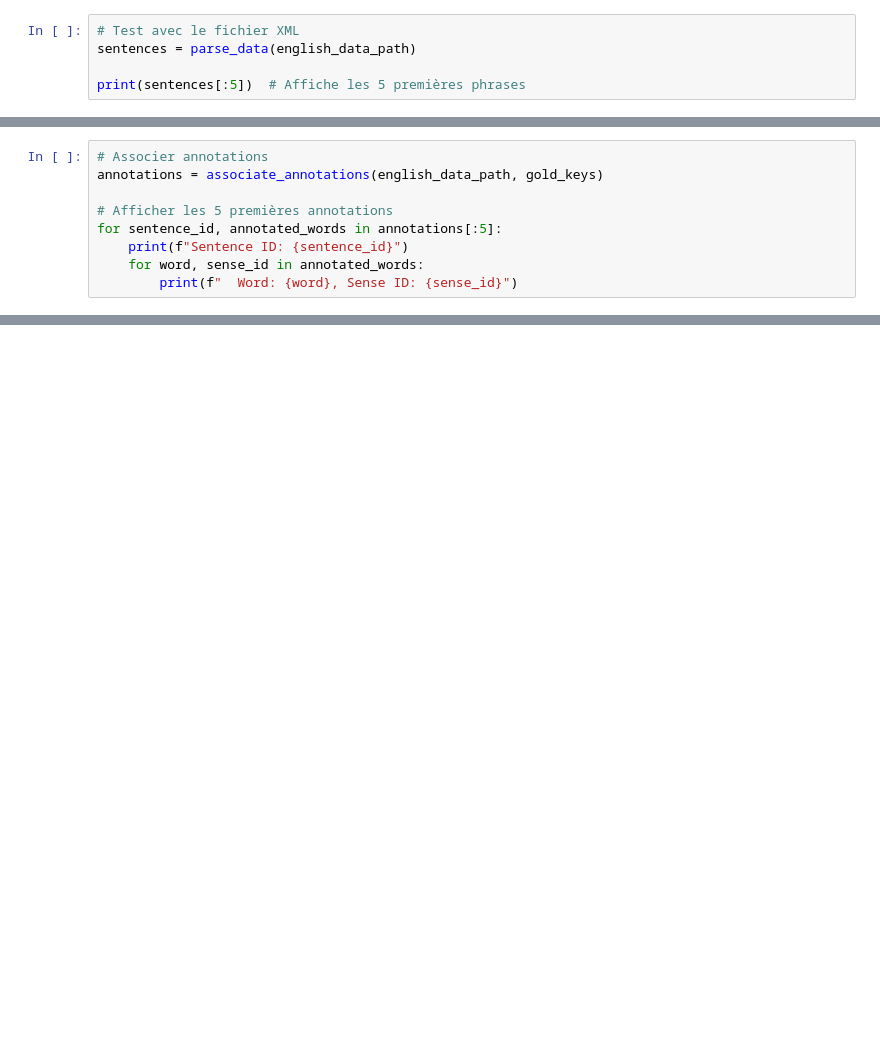
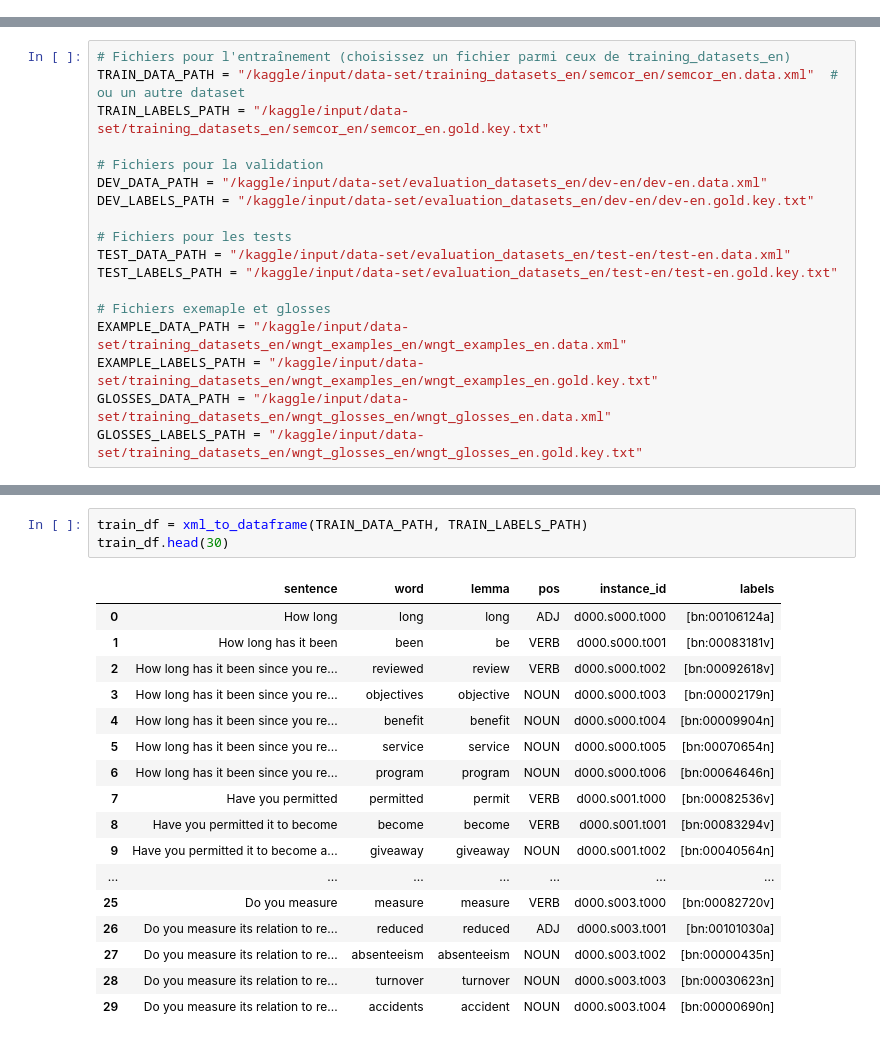
Before and after one commit to SoroFereLaha/Word-Sense-Disambiguation, a Jupyter notebook: code/WSD.ipynb, the cells around one changed output, grey strips where cells are left out. Cells and saved outputs as stored; diff of their text form; blank space fills up the shorter version.

```diff
--- a/code/WSD.ipynb
+++ b/code/WSD.ipynb
@@ -29,5 +0,0 @@ def parse_data(file_path):
-# %%
-# Test avec le fichier XML
-sentences = parse_data(english_data_path)
-
-print(sentences[:5])  # Affiche les 5 premières phrases
@@ -84,9 +0,0 @@ def associate_annotations(file_path, gold_keys):
-# %%
-# Associer annotations
-annotations = associate_annotations(english_data_path, gold_keys)
-
-# Afficher les 5 premières annotations
-for sentence_id, annotated_words in annotations[:5]:
-    print(f"Sentence ID: {sentence_id}")
-    for word, sense_id in annotated_words:
-        print(f"  Word: {word}, Sense ID: {sense_id}")
@@ -325,0 +5,18 @@ print(inputs[:20])  # Aperçu des deux premières phrases
+# %%
+# Fichiers pour l'entraînement (choisissez un fichier parmi ceux de training_datasets_en)
+TRAIN_DATA_PATH = "/kaggle/input/data-set/training_datasets_en/semcor_en/semcor_en.data.xml"  # ou un autre dataset
+TRAIN_LABELS_PATH = "/kaggle/input/data-set/training_datasets_en/semcor_en/semcor_en.gold.key.txt"
+
+# Fichiers pour la validation
+DEV_DATA_PATH = "/kaggle/input/data-set/evaluation_datasets_en/dev-en/dev-en.data.xml"
+DEV_LABELS_PATH = "/kaggle/input/data-set/evaluation_datasets_en/dev-en/dev-en.gold.key.txt"
+
+# Fichiers pour les tests
+TEST_DATA_PATH = "/kaggle/input/data-set/evaluation_datasets_en/test-en/test-en.data.xml"
+TEST_LABELS_PATH = "/kaggle/input/data-set/evaluation_datasets_en/test-en/test-en.gold.key.txt"
+
+# Fichiers exemaple et glosses
+EXAMPLE_DATA_PATH = "/kaggle/input/data-set/training_datasets_en/wngt_examples_en/wngt_examples_en.data.xml"
+EXAMPLE_LABELS_PATH = "/kaggle/input/data-set/training_datasets_en/wngt_examples_en/wngt_examples_en.gold.key.txt"
+GLOSSES_DATA_PATH = "/kaggle/input/data-set/training_datasets_en/wngt_glosses_en/wngt_glosses_en.data.xml"
+GLOSSES_LABELS_PATH = "/kaggle/input/data-set/training_datasets_en/wngt_glosses_en/wngt_glosses_en.gold.key.txt"
@@ -325,0 +66,21 @@ print(inputs[:20])  # Aperçu des deux premières phrases
+# %%
+train_df = xml_to_dataframe(TRAIN_DATA_PATH, TRAIN_LABELS_PATH)
+train_df.head(30)
+# %% [output]
+|  | sentence | word | lemma | pos | instance_id | labels |
+| 0 | How long | long | long | ADJ | d000.s000.t000 | [bn:00106124a] |
+| 1 | How long has it been | been | be | VERB | d000.s000.t001 | [bn:00083181v] |
+| 2 | How long has it been since you re... | reviewed | review | VERB | d000.s000.t002 | [bn:00092618v] |
+| 3 | How long has it been since you re... | objectives | objective | NOUN | d000.s000.t003 | [bn:00002179n] |
+| 4 | How long has it been since you re... | benefit | benefit | NOUN | d000.s000.t004 | [bn:00009904n] |
+| 5 | How long has it been since you re... | service | service | NOUN | d000.s000.t005 | [bn:00070654n] |
+| 6 | How long has it been since you re... | program | program | NOUN | d000.s000.t006 | [bn:00064646n] |
+| 7 | Have you permitted | permitted | permit | VERB | d000.s001.t000 | [bn:00082536v] |
+| 8 | Have you permitted it to become | become | become | VERB | d000.s001.t001 | [bn:00083294v] |
+| 9 | Have you permitted it to become a... | giveaway | giveaway | NOUN | d000.s001.t002 | [bn:00040564n] |
+| ... | ... | ... | ... | ... | ... | ... |
+| 25 | Do you measure | measure | measure | VERB | d000.s003.t000 | [bn:00082720v] |
+| 26 | Do you measure its relation to re... | reduced | reduced | ADJ | d000.s003.t001 | [bn:00101030a] |
+| 27 | Do you measure its relation to re... | absenteeism | absenteeism | NOUN | d000.s003.t002 | [bn:00000435n] |
+| 28 | Do you measure its relation to re... | turnover | turnover | NOUN | d000.s003.t003 | [bn:00030623n] |
+| 29 | Do you measure its relation to re... | accidents | accident | NOUN | d000.s003.t004 | [bn:00000690n] |
```
Also changed, not shown: parts of 52 cells of this notebook.
